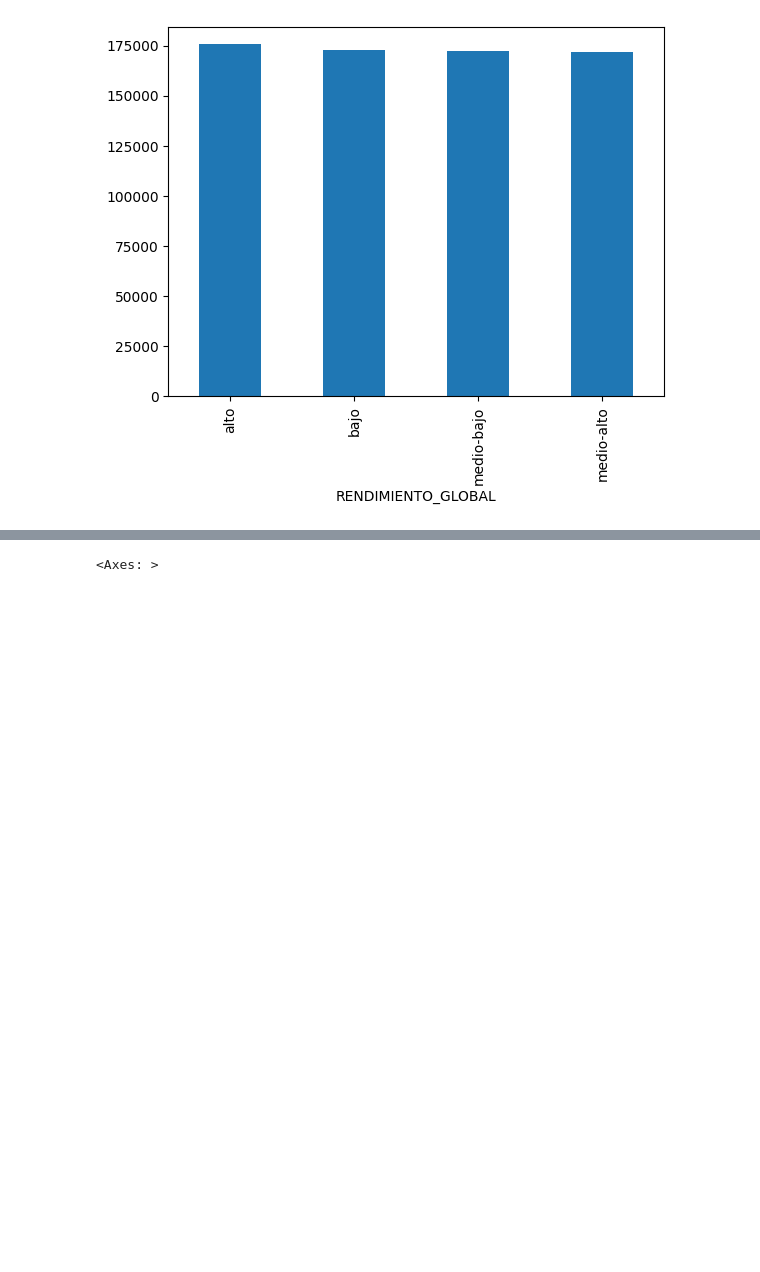
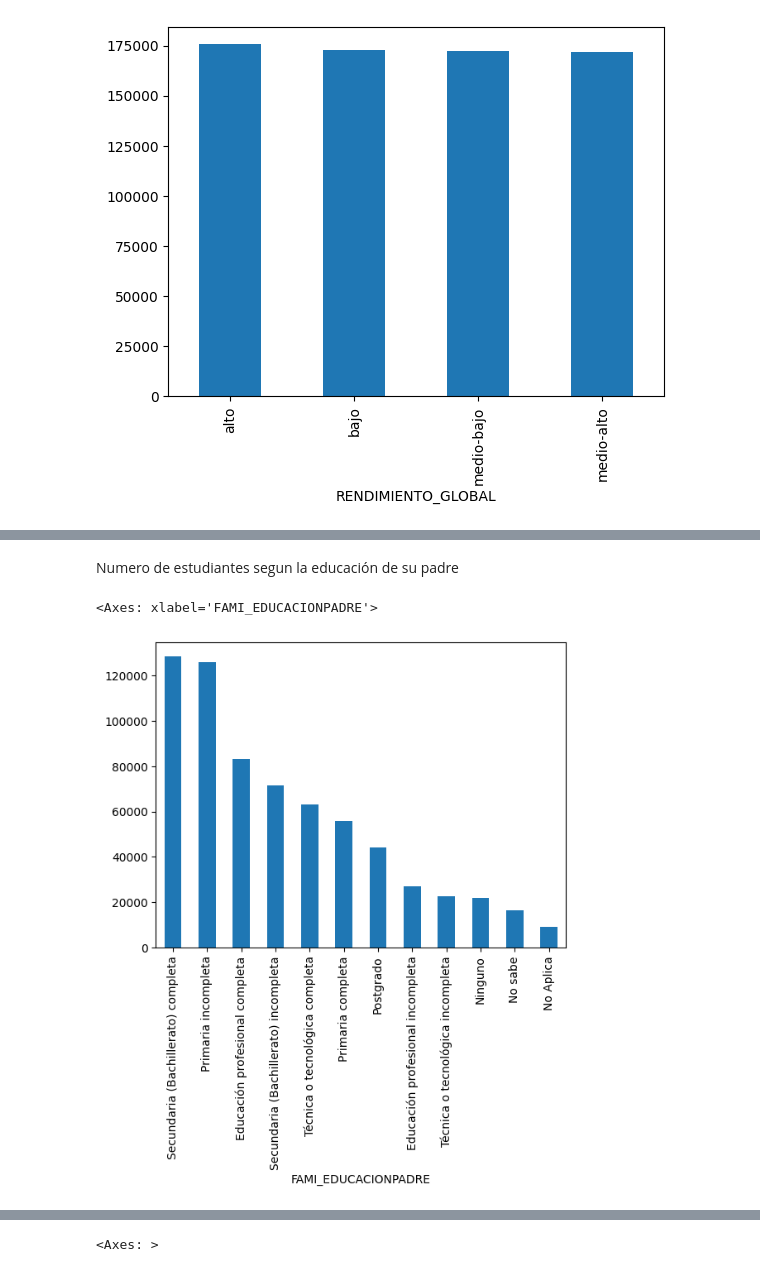
Before and after one commit to RickContreras/Modelos1, a Jupyter notebook: 01 - exploración.ipynb, the cells around one changed output, grey strips where cells are left out. Drawn from its saved outputs; the diff is of its cells as text; code cells hidden in the pictures; blank space fills up the shorter version.

```diff
--- a/01 - exploración.ipynb
+++ b/01 - exploración.ipynb
@@ -59,0 +83,7 @@ z.RENDIMIENTO_GLOBAL.value_counts().plot(kind='bar')
+# %% [markdown]
+Numero de estudiantes segun la educación de su padre
+# %%
+z.FAMI_EDUCACIONPADRE.value_counts().plot(kind='bar')
+# %% [output]
+<Axes: xlabel='FAMI_EDUCACIONPADRE'>
+[figure, added]
```
Also changed, not shown: parts of 43 cells of this notebook.
